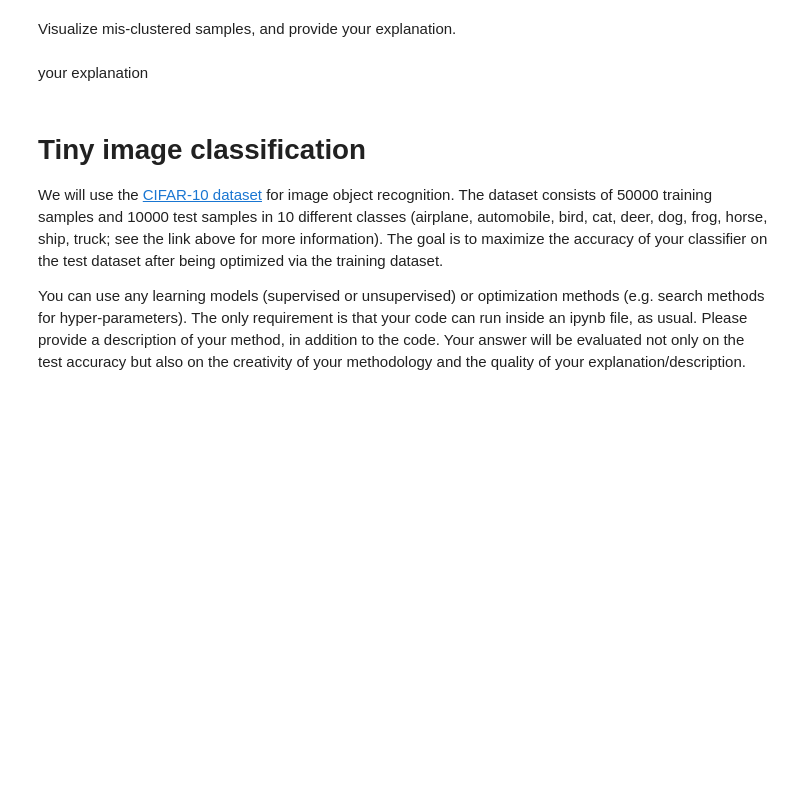
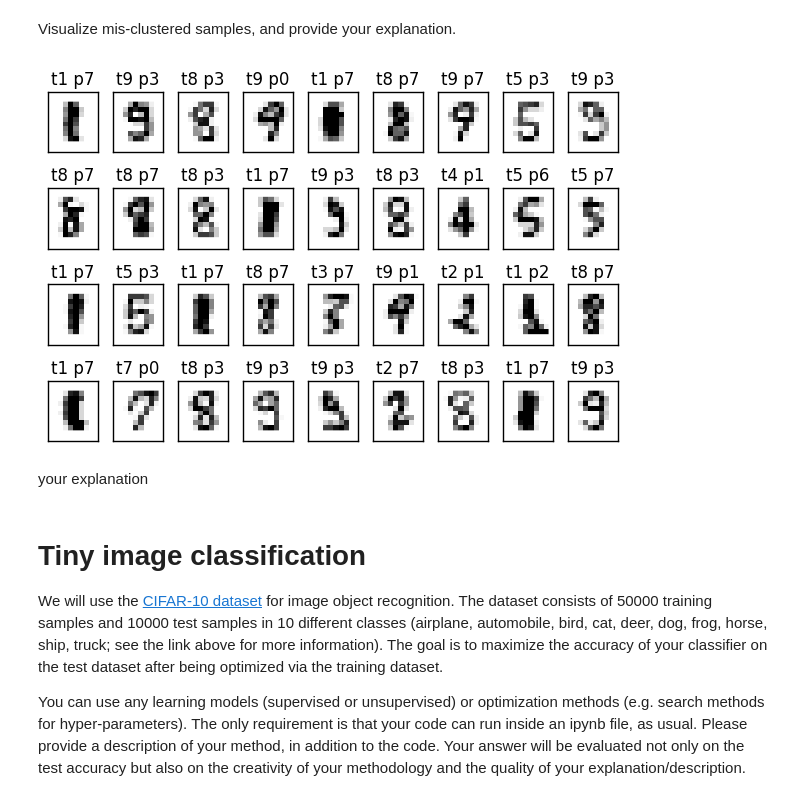
Before and after one commit to MichaelXSChen/pyml, a Jupyter notebook: ex06_ch1113.ipynb, the cells around one changed output. Drawn from its saved outputs; the diff is of its cells as text; code cells hidden in the pictures; blank space fills up the shorter version.

```diff
--- a/ex06_ch1113.ipynb
+++ b/ex06_ch1113.ipynb
@@ -270,3 +267,60 @@ size = y_
+# %%
+# your code
+size = y_cm.size
+confusion = np.zeros((10, 10))
+for i in range(0, size):
+    confusion[y_cm[i], y_test[i]] += 1
+conf = confusion.copy()
+
+
+## get the mappings between cluster and digit class
+#cluster[i]=x, the i-th cluster is the group of digit x.
+cluster_mapping = np.zeros(10)
+
+for i in range(0, 10):
+    #print(conf)
+    max_position = get_max_integer_in_ndarray(conf)
+    #print(max_position)
+    cluster_mapping[max_position[0]]=max_position[1]
+    conf[max_position[0],:]=0
+    conf[:,max_position[1]]=0
+#print(cluster_mapping)cluster_mapping
+
+wrongs = []
+for i in range (0, size):
+    if cluster_mapping[y_cm[i]] != y_test[i]:
+        wrongs.append(i)
+
+#print (1-len(wrongs) / 540.0)
+num_wrongs = len(wrongs)
+
+
+batch_size = 36
+num_cols = 9
+num_rows = 4
+
+def plot_batch(batch):
+
+    fig, ax = plt.subplots(nrows=num_rows, ncols=num_cols, sharex=True, sharey=True)
+    ax = ax.flatten()
+    for i in range(0, batch_size):
+        index = wrongs[i+batch*batch_size]
+        img = X_test[index].reshape((8,8))
+        t = y_test[index]
+        p = cluster_mapping[y_cm[index]]
+        ax[i].imshow(img, cmap='Greys', interpolation='nearest')
+        ax[i].set_title('t' + str(t)+ ' p'+str(int(p)))
+
+    ax[0].set_xticks([])
+    ax[0].set_yticks([])
+    plt.tight_layout()
+    plt.show()
+
+num_batch_in_sample = 1 ## print 36 samples of misclassfied, change this number if want more
+for i in range(0,num_batch_in_sample):
+    plot_batch(i)
+# %% [output]
+[figure, added]
 # %% [markdown]
 your explanation
 # %% [markdown]
```
Also changed, not shown: parts of 4 cells of this notebook.
